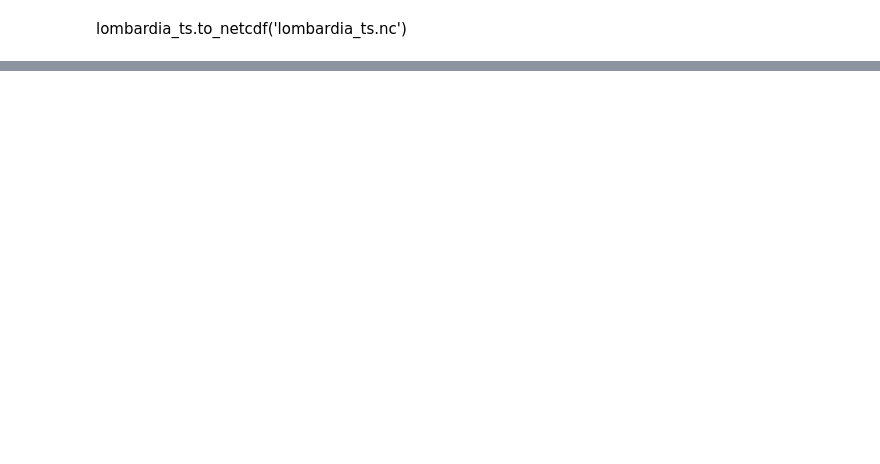
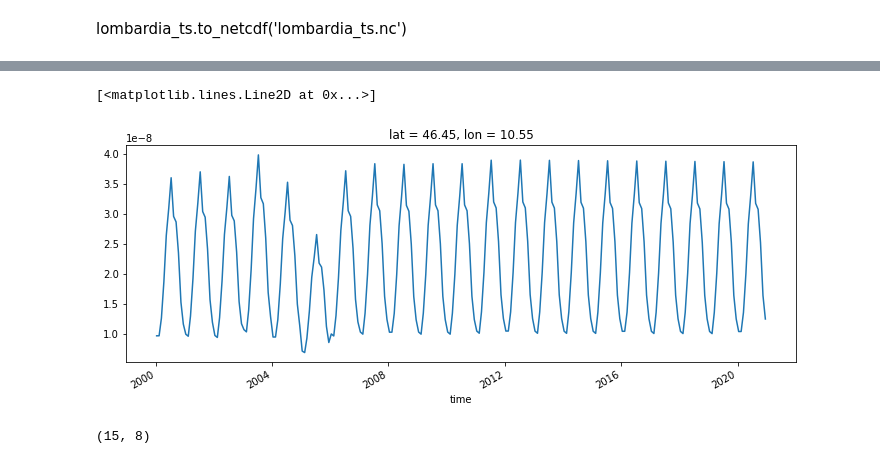
Before and after one commit to samuelexferri/unibg-statistic2, a Jupyter notebook: notebooks/data_preprocessing.ipynb, the cells around one changed output, grey strips where cells are left out. Drawn from its saved outputs; the diff is of its cells as text; code cells hidden in the pictures; blank space fills up the shorter version.

```diff
--- a/notebooks/data_preprocessing.ipynb
+++ b/notebooks/data_preprocessing.ipynb
@@ -108,0 +139,24 @@ lombardia_ts.to_netcdf('lombardia_ts.nc')
+# %%
+plt.figure(figsize=(12, 4))
+min_ts.plot()
+# %% [output]
+[<matplotlib.lines.Line2D at 0x...>]
+[figure, added]
+# %%
+mean_values = lombardia_ts.mean(dim='time')
+mean_value = np.mean(mean_values)
+epsilon = 1e-5
+
+mean_coords = []
+
+for lat_idx, lat in enumerate(mean_values.lat.to_series().tolist()):
+    for lon_idx, lon in enumerate(mean_values.lat.to_series().tolist()):
+        if not np.isnan(mean_values[lat_idx, lon_idx]):
+            # print('value: {} mean: {}'.format(float(mean_values[lat_idx, lon_idx].values), float(mean_value)))
+            # print(float(mean_values[lat_idx, lon_idx].values) - float(mean_value) )
+            if np.absolute(float(mean_values[lat_idx, lon_idx].values) - float(mean_value)) < epsilon:
+                mean_coords = (lat_idx, lon_idx)
+                break
+mean_coords
+# %% [output]
+(15, 8)
```
Also changed, not shown: parts of 15 cells of this notebook.
